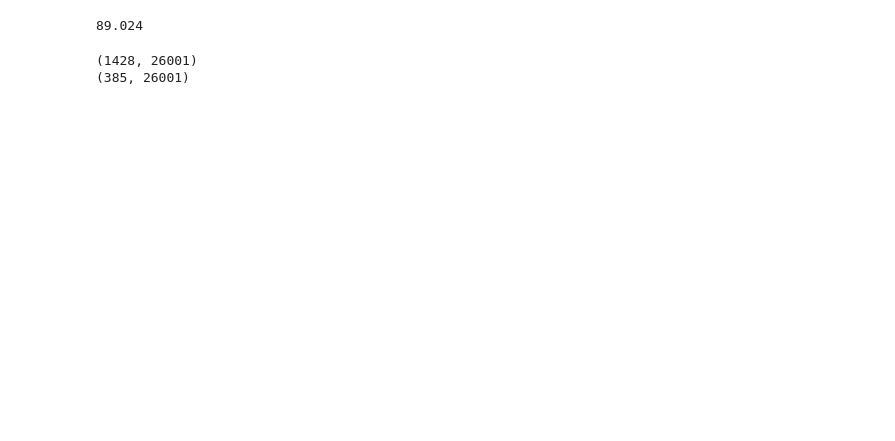
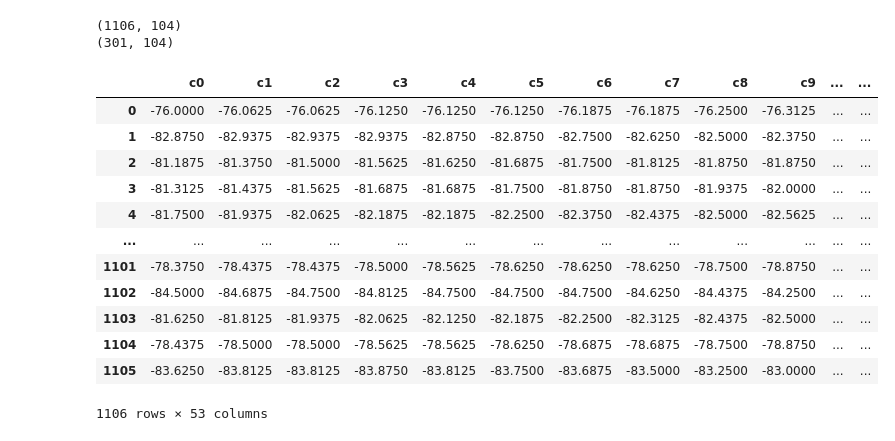
Before and after one commit to paulosestini/tcc-lorawan-end-device, a Jupyter notebook: model/main.ipynb, the cells around one changed output. Cells and saved outputs as stored; diff of their text form; code cells hidden in the pictures; blank space fills up the shorter version.

```diff
--- a/model/main.ipynb
+++ b/model/main.ipynb
@@ -24,13 +25,35 @@ test_carrier_stds = test_matrices.std(axis=2)
 
 train_features = np.concatenate([train_carrier_means, train_carrier_stds], axis=1)
 test_features = np.concatenate([test_carrier_means, test_carrier_stds], axis=1)
-# %%
-train_features.itemsize * train_features.size / 1000
-# %% [output]
-89.024
 # %%
-print(train.shape)
-print(test.shape)
+print(train_features.shape)
+print(test_features.shape)
 # %% [output]
-(1428, 26001)
-(385, 26001)
+(1106, 104)
+(301, 104)
+# %%
+label_map = {
+    0: 'background',
+    1: 'person',
+    2: 'car',
+    3: 'dog',
+    4: 'cow'
+}
+
+train_means_df = pd.DataFrame(train_carrier_means, columns=[f'c{i}' for i in range(52)])
+train_means_df['label'] = train['label'].reset_index(drop=True).apply(lambda x: label_map[x])
+train_means_df
+# %% [output]
+|  | c0 | c1 | c2 | c3 | c4 | c5 | c6 | c7 | c8 | c9 | ... | ... |
+| 0 | -76.0000 | -76.0625 | -76.0625 | -76.1250 | -76.1250 | -76.1250 | -76.1875 | -76.1875 | -76.2500 | -76.3125 | ... | ... |
+| 1 | -82.8750 | -82.9375 | -82.9375 | -82.9375 | -82.8750 | -82.8750 | -82.7500 | -82.6250 | -82.5000 | -82.3750 | ... | ... |
+| 2 | -81.1875 | -81.3750 | -81.5000 | -81.5625 | -81.6250 | -81.6875 | -81.7500 | -81.8125 | -81.8750 | -81.8750 | ... | ... |
+| 3 | -81.3125 | -81.4375 | -81.5625 | -81.6875 | -81.6875 | -81.7500 | -81.8750 | -81.8750 | -81.9375 | -82.0000 | ... | ... |
+| 4 | -81.7500 | -81.9375 | -82.0625 | -82.1875 | -82.1875 | -82.2500 | -82.3750 | -82.4375 | -82.5000 | -82.5625 | ... | ... |
+| ... | ... | ... | ... | ... | ... | ... | ... | ... | ... | ... | ... | ... |
+| 1101 | -78.3750 | -78.4375 | -78.4375 | -78.5000 | -78.5625 | -78.6250 | -78.6250 | -78.6250 | -78.7500 | -78.8750 | ... | ... |
+| 1102 | -84.5000 | -84.6875 | -84.7500 | -84.8125 | -84.7500 | -84.7500 | -84.7500 | -84.6250 | -84.4375 | -84.2500 | ... | ... |
+| 1103 | -81.6250 | -81.8125 | -81.9375 | -82.0625 | -82.1250 | -82.1875 | -82.2500 | -82.3125 | -82.4375 | -82.5000 | ... | ... |
+| 1104 | -78.4375 | -78.5000 | -78.5000 | -78.5625 | -78.5625 | -78.6250 | -78.6875 | -78.6875 | -78.7500 | -78.8750 | ... | ... |
+| 1105 | -83.6250 | -83.8125 | -83.8125 | -83.8750 | -83.8125 | -83.7500 | -83.6875 | -83.5000 | -83.2500 | -83.0000 | ... | ... |
+1106 rows × 53 columns
```
Also changed, not shown: parts of 13 cells of this notebook, 8 other files.
